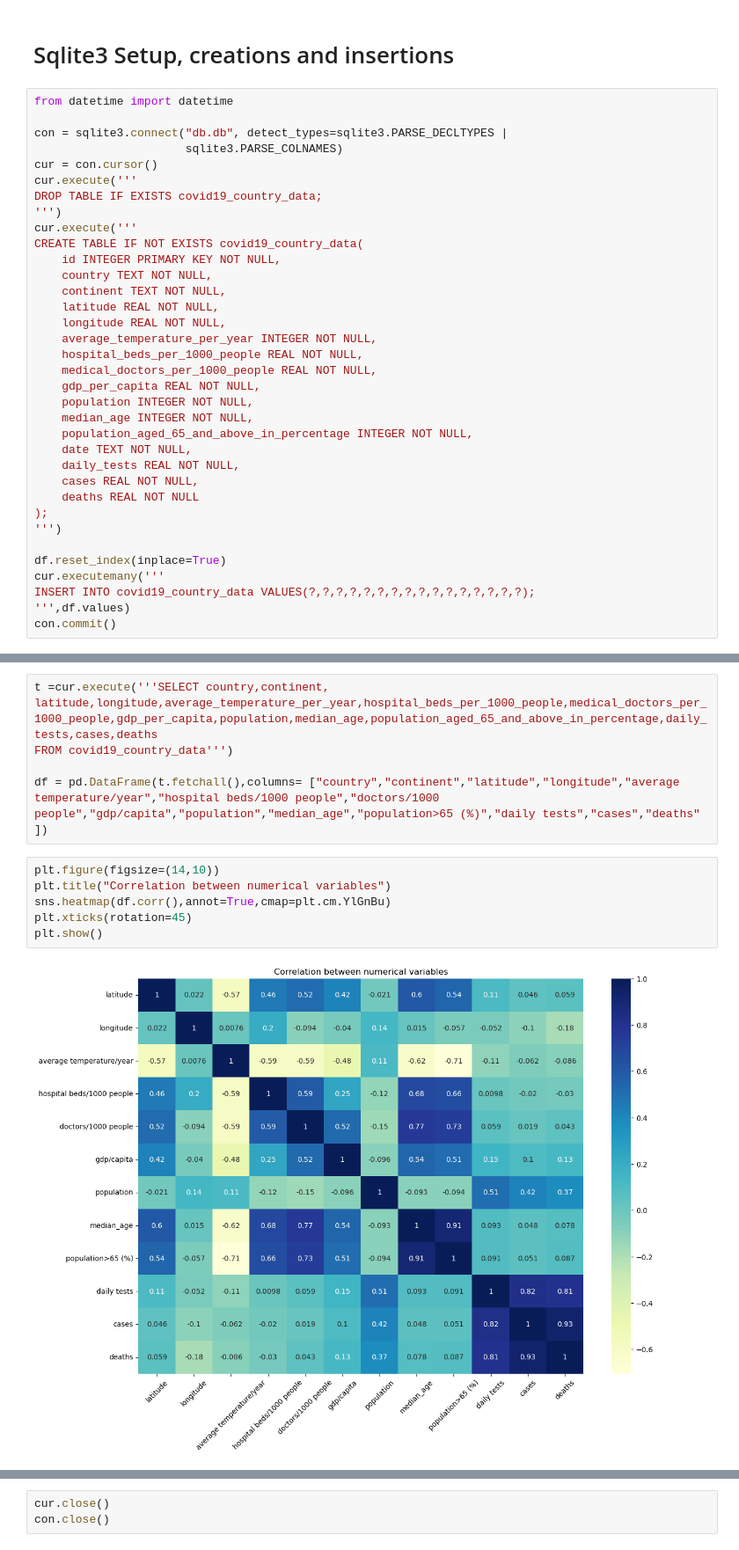
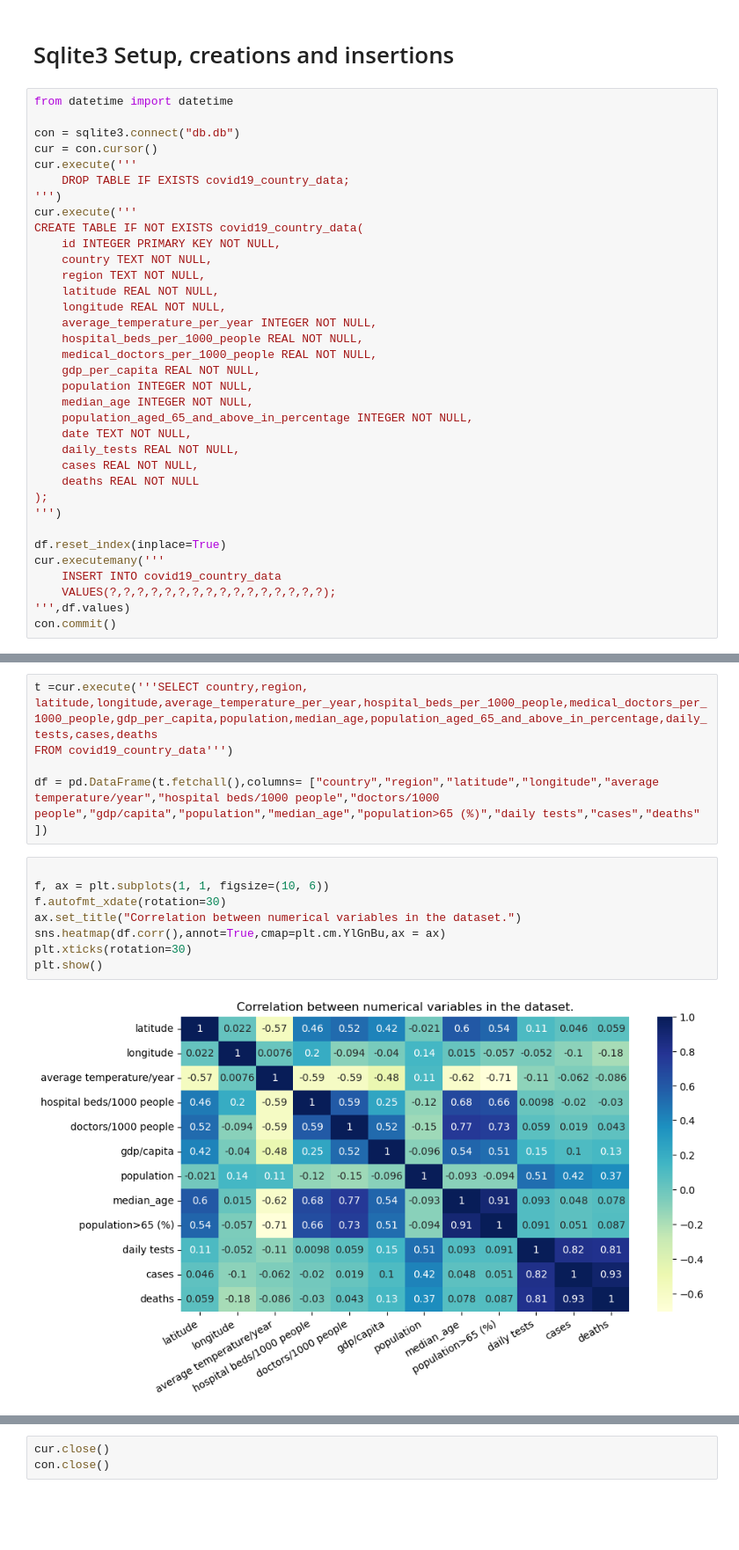
Before and after one commit to roberthobblebottom/COVID19-Algeria-and-World-Dataset, a Jupyter notebook: covid-19-data-analysis-algeria-and-the-world - Ng Guangren, Ryan.ipynb, the cells around one changed output, grey strips where cells are left out. Shown at 88% size. Saved outputs shown, nothing was run; the diff lists cells and outputs as text; blank space fills up the shorter version.

```diff
--- a/covid-19-data-analysis-algeria-and-the-world - Ng Guangren, Ryan.ipynb
+++ b/covid-19-data-analysis-algeria-and-the-world - Ng Guangren, Ryan.ipynb
@@ -190,17 +201,16 @@ Series([], dtype: bool)
 # %%
 from datetime import datetime
 
-con = sqlite3.connect("db.db", detect_types=sqlite3.PARSE_DECLTYPES |
-                      sqlite3.PARSE_COLNAMES)
+con = sqlite3.connect("db.db")
 cur = con.cursor()
 cur.execute('''
-DROP TABLE IF EXISTS covid19_country_data;
+    DROP TABLE IF EXISTS covid19_country_data;
 ''')
 cur.execute('''
 CREATE TABLE IF NOT EXISTS covid19_country_data(
     id INTEGER PRIMARY KEY NOT NULL,
     country TEXT NOT NULL,
-    continent TEXT NOT NULL,
+    region TEXT NOT NULL,
     latitude REAL NOT NULL,
     longitude REAL NOT NULL,
     average_temperature_per_year INTEGER NOT NULL,
@@ -219,6 +229,7 @@ CREATE TABLE IF NOT EXISTS covid19_country_data(
 
 df.reset_index(inplace=True)
 cur.executemany('''
-INSERT INTO covid19_country_data VALUES(?,?,?,?,?,?,?,?,?,?,?,?,?,?,?,?);
+    INSERT INTO covid19_country_data
+    VALUES(?,?,?,?,?,?,?,?,?,?,?,?,?,?,?,?);
 ''',df.values)
 con.commit()
@@ -225,15 +238,17 @@ con.commit()
 # %%
-t =cur.execute('''SELECT country,continent,
+t =cur.execute('''SELECT country,region,
 latitude,longitude,average_temperature_per_year,hospital_beds_per_1000_people,medical_doctors_per_1000_people,gdp_per_capita,population,median_age,population_aged_65_and_above_in_percentage,daily_tests,cases,deaths
 FROM covid19_country_data''')
 
-df = pd.DataFrame(t.fetchall(),columns= ["country","continent","latitude","longitude","average temperature/year","hospital beds/1000 people","doctors/1000 people","gdp/capita","population","median_age","population>65 (%)","daily tests","cases","deaths" ])
+df = pd.DataFrame(t.fetchall(),columns= ["country","region","latitude","longitude","average temperature/year","hospital beds/1000 people","doctors/1000 people","gdp/capita","population","median_age","population>65 (%)","daily tests","cases","deaths" ])
 # %%
-plt.figure(figsize=(14,10))
-plt.title("Correlation between numerical variables")
-sns.heatmap(df.corr(),annot=True,cmap=plt.cm.YlGnBu)
-plt.xticks(rotation=45)
+
+f, ax = plt.subplots(1, 1, figsize=(10, 6))
+f.autofmt_xdate(rotation=30)
+ax.set_title("Correlation between numerical variables in the dataset.")
+sns.heatmap(df.corr(),annot=True,cmap=plt.cm.YlGnBu,ax = ax)
+plt.xticks(rotation=30)
 plt.show()
 # %% [output]
-[figure, old version]
+[figure, new version]
 # %%
```
Also changed, not shown: parts of 23 cells of this notebook, 4 other files.
